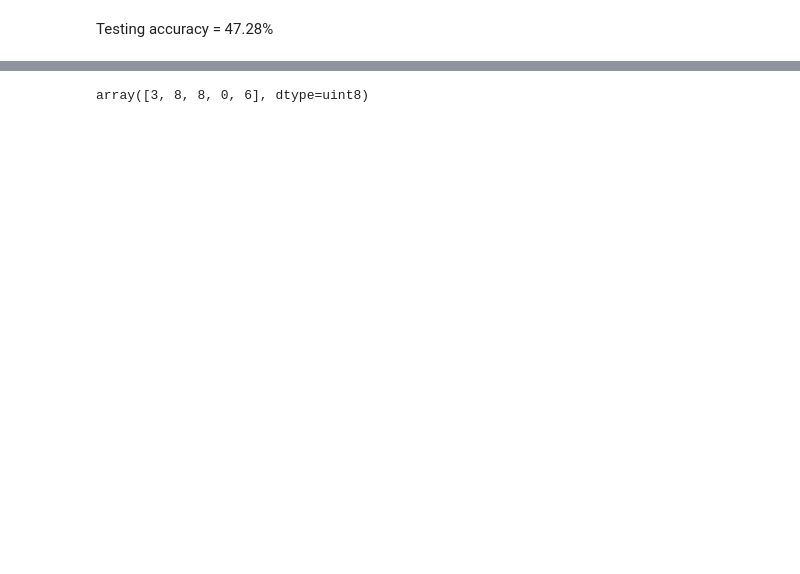
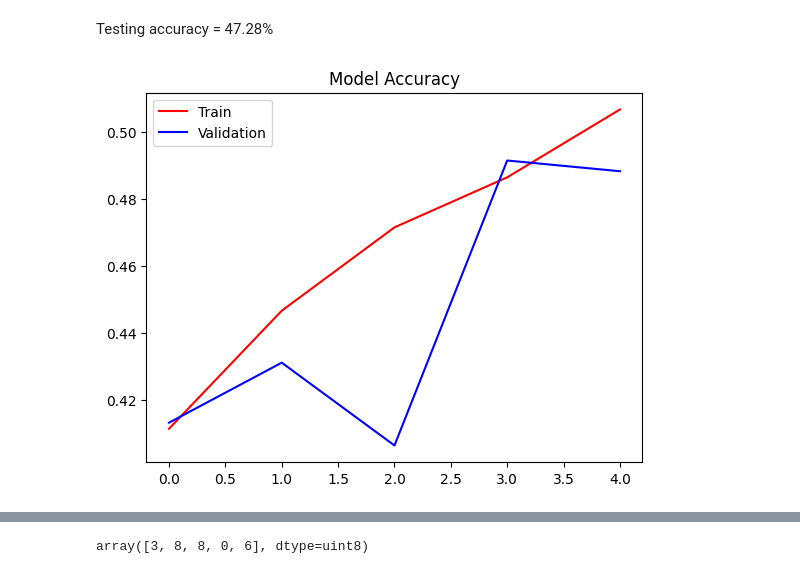
Before and after one commit to twishackaul/CIFAR-10-Classification, a Jupyter notebook: CNN_CIFAR_10.ipynb, the cells around one changed output, grey strips where cells are left out. Saved outputs shown, nothing was run; the diff lists cells and outputs as text; code cells hidden in the pictures; blank space fills up the shorter version.

```diff
--- a/CNN_CIFAR_10.ipynb
+++ b/CNN_CIFAR_10.ipynb
@@ -191,2 +211,10 @@ ANN.evaluate(X_test, y_test)
 # %% [markdown]
 Testing accuracy = 47.28%
+# %%
+plt.plot(history.history['accuracy'], color = 'red')
+plt.plot(history.history['val_accuracy'], color = 'blue')
+plt.title('Model Accuracy')
+plt.legend(['Train', 'Validation'], loc = 'upper left')
+plt.show()
+# %% [output]
+[figure, added]
```
Also changed, not shown: parts of 22 cells of this notebook.
